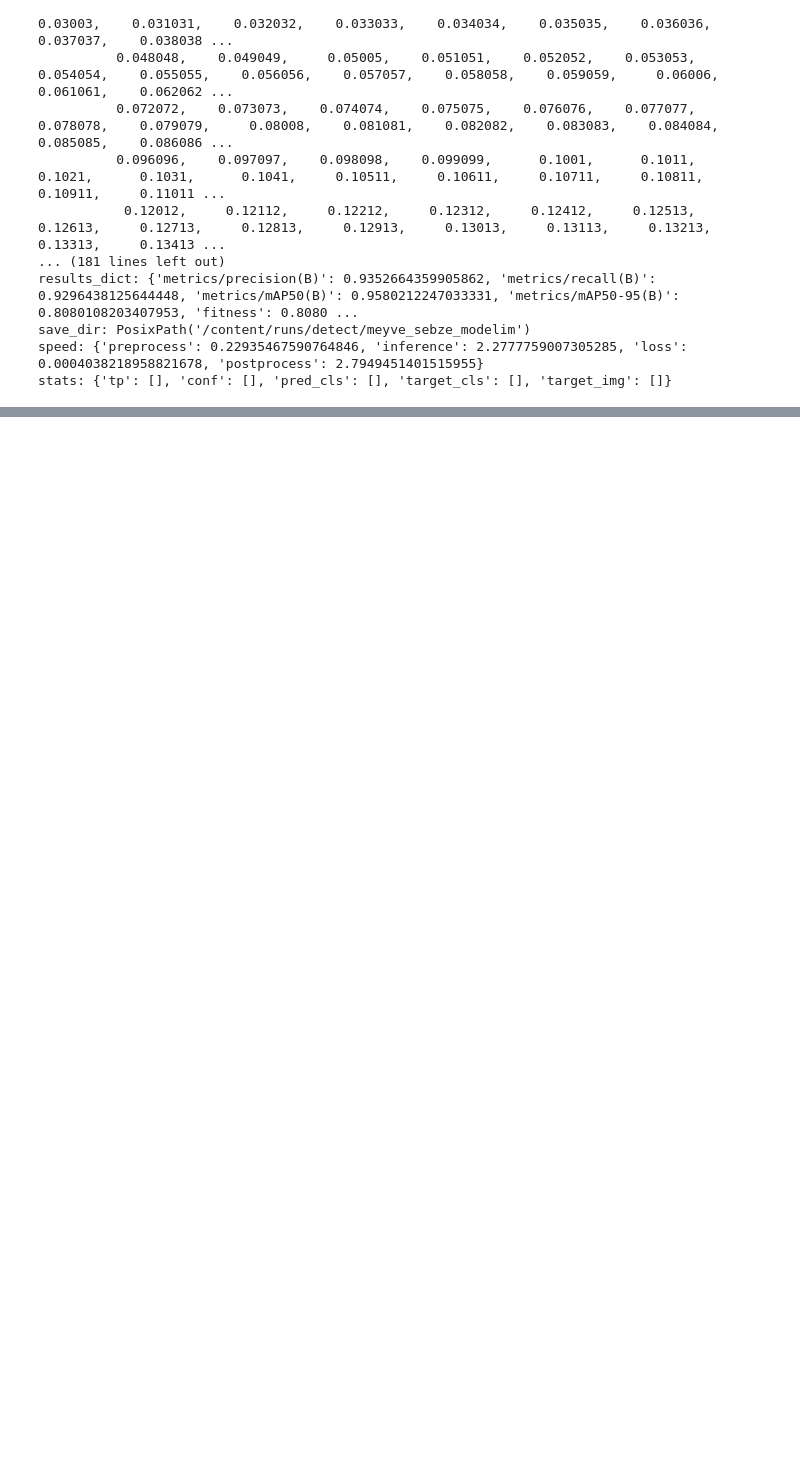
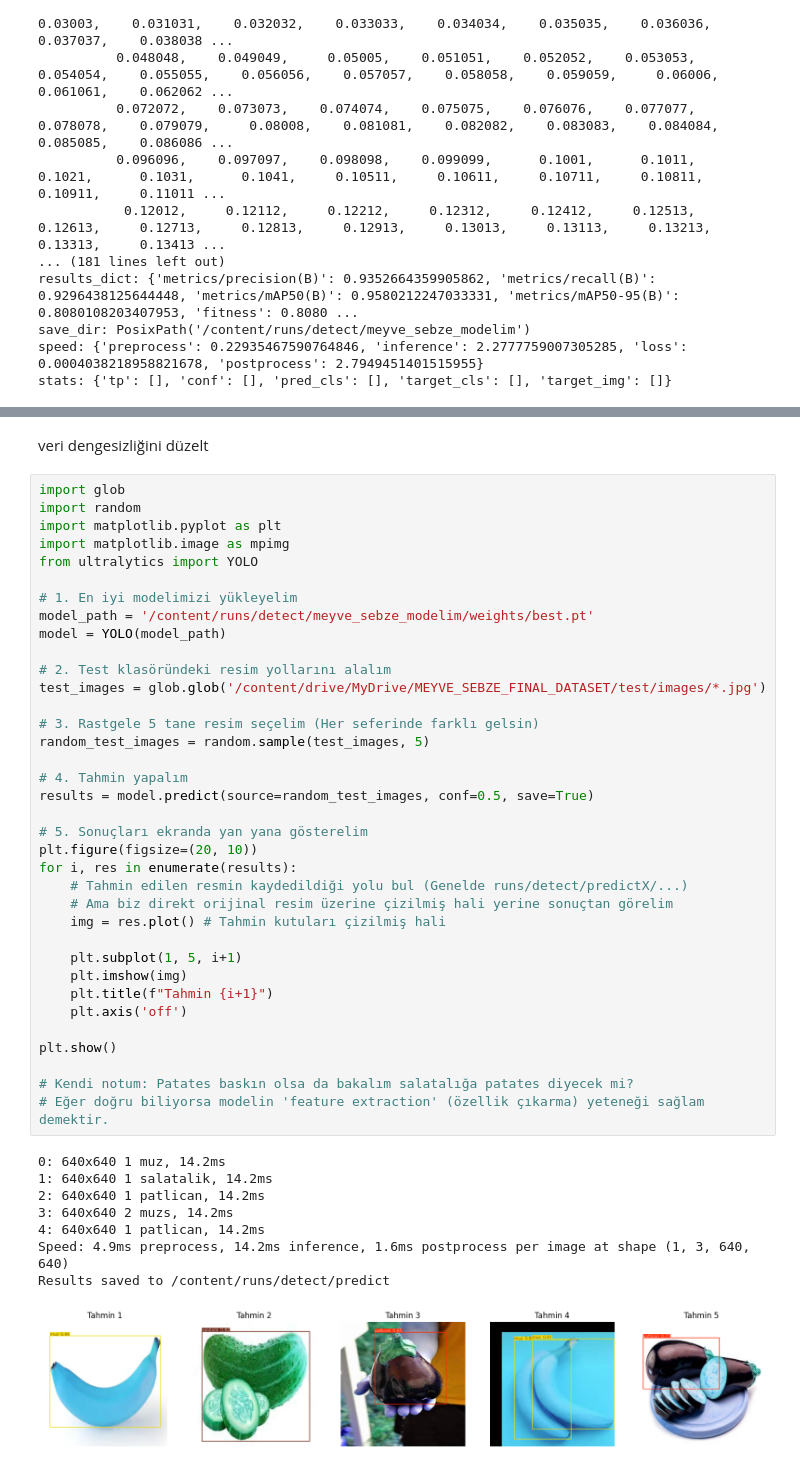
Before and after one commit to rabia28k/Manav-Yapay-Zeka-YOLOv8, a Jupyter notebook: Manav_Yapi_Egitim.ipynb, the cells around one changed output, grey strips where cells are left out. Drawn from its saved outputs; the diff is of its cells as text; blank space fills up the shorter version.

```diff
--- a/Manav_Yapi_Egitim.ipynb
+++ b/Manav_Yapi_Egitim.ipynb
@@ -98,0 +129,47 @@ stats: {'tp': [], 'conf': [], 'pred_cls': [], 'target_cls': [], 'target_img': []
+# %% [markdown]
+veri dengesizliğini düzelt
+# %%
+import glob
+import random
+import matplotlib.pyplot as plt
+import matplotlib.image as mpimg
+from ultralytics import YOLO
+
+# 1. En iyi modelimizi yükleyelim
+model_path = '/content/runs/detect/meyve_sebze_modelim/weights/best.pt'
+model = YOLO(model_path)
+
+# 2. Test klasöründeki resim yollarını alalım
+test_images = glob.glob('/content/drive/MyDrive/MEYVE_SEBZE_FINAL_DATASET/test/images/*.jpg')
+
+# 3. Rastgele 5 tane resim seçelim (Her seferinde farklı gelsin)
+random_test_images = random.sample(test_images, 5)
+
+# 4. Tahmin yapalım
+results = model.predict(source=random_test_images, conf=0.5, save=True)
+
+# 5. Sonuçları ekranda yan yana gösterelim
+plt.figure(figsize=(20, 10))
+for i, res in enumerate(results):
+    # Tahmin edilen resmin kaydedildiği yolu bul (Genelde runs/detect/predictX/...)
+    # Ama biz direkt orijinal resim üzerine çizilmiş hali yerine sonuçtan görelim
+    img = res.plot() # Tahmin kutuları çizilmiş hali
+
+    plt.subplot(1, 5, i+1)
+    plt.imshow(img)
+    plt.title(f"Tahmin {i+1}")
+    plt.axis('off')
+
+plt.show()
+
+# Kendi notum: Patates baskın olsa da bakalım salatalığa patates diyecek mi?
+# Eğer doğru biliyorsa modelin 'feature extraction' (özellik çıkarma) yeteneği sağlam demektir.
+# %% [output]
+0: 640x640 1 muz, 14.2ms
+1: 640x640 1 salatalik, 14.2ms
+2: 640x640 1 patlican, 14.2ms
+3: 640x640 2 muzs, 14.2ms
+4: 640x640 1 patlican, 14.2ms
+Speed: 4.9ms preprocess, 14.2ms inference, 1.6ms postprocess per image at shape (1, 3, 640, 640)
+Results saved to /content/runs/detect/predict
+[figure, added]
```
Also changed, not shown: parts of 1 cell of this notebook.
